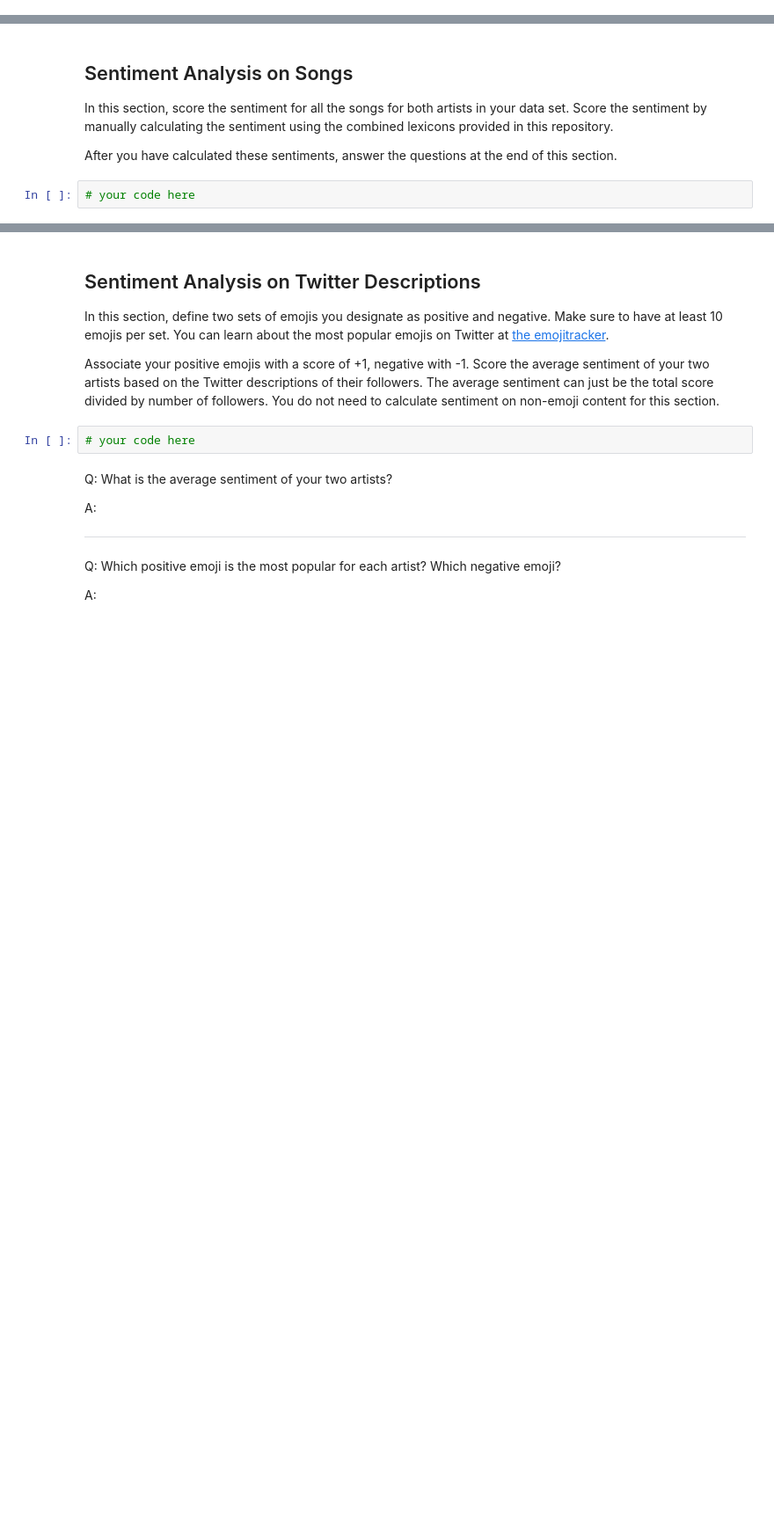
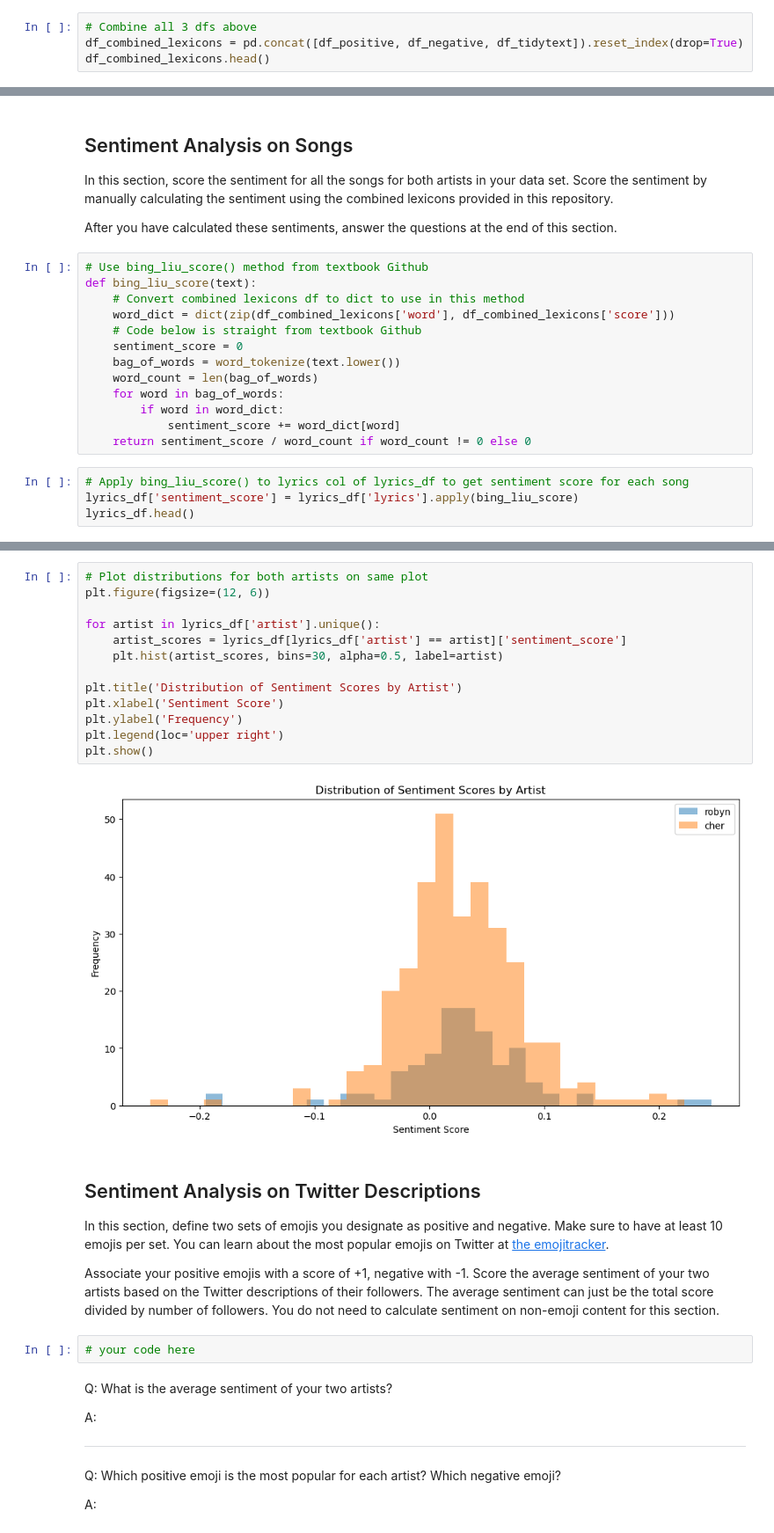
Before and after one commit to shailja-somani-0/ADS509-sentiment-analysis, a Jupyter notebook: Sentiment Assignment.ipynb, the cells around one changed output, grey strips where cells are left out. Shown at 88% size. Saved outputs shown, nothing was run; the diff lists cells and outputs as text; blank space fills up the shorter version.

Commit message:
lyrics sentiment analysis code

```diff
--- a/Sentiment Assignment.ipynb
+++ b/Sentiment Assignment.ipynb
@@ -182,0 +183,4 @@ df_combined.head()
+# %%
+# Combine all 3 dfs above
+df_combined_lexicons = pd.concat([df_positive, df_negative, df_tidytext]).reset_index(drop=True)
+df_combined_lexicons.head()
@@ -187,4 +198,19 @@ In this section, score the sentiment for all the songs for both artists in your
 
 After you have calculated these sentiments, answer the questions at the end of this section.
 # %%
-# your code here
+# Use bing_liu_score() method from textbook Github
+def bing_liu_score(text):
+    # Convert combined lexicons df to dict to use in this method
+    word_dict = dict(zip(df_combined_lexicons['word'], df_combined_lexicons['score']))
+    # Code below is straight from textbook Github
+    sentiment_score = 0
+    bag_of_words = word_tokenize(text.lower())
+    word_count = len(bag_of_words)
+    for word in bag_of_words:
+        if word in word_dict:
+            sentiment_score += word_dict[word]
+    return sentiment_score / word_count if word_count != 0 else 0
+# %%
+# Apply bing_liu_score() to lyrics col of lyrics_df to get sentiment score for each song
+lyrics_df['sentiment_score'] = lyrics_df['lyrics'].apply(bing_liu_score)
+lyrics_df.head()
@@ -212,4 +279,19 @@ A: <!-- Your answer here -->
 Q: Plot the distributions of the sentiment scores for both artists. You can use `seaborn` to plot densities or plot histograms in matplotlib.
+# %%
+# Plot distributions for both artists on same plot
+plt.figure(figsize=(12, 6))
+
+for artist in lyrics_df['artist'].unique():
+    artist_scores = lyrics_df[lyrics_df['artist'] == artist]['sentiment_score']
+    plt.hist(artist_scores, bins=30, alpha=0.5, label=artist)
+
+plt.title('Distribution of Sentiment Scores by Artist')
+plt.xlabel('Sentiment Score')
+plt.ylabel('Frequency')
+plt.legend(loc='upper right')
+plt.show()
+# %% [output]
+[figure, added]
 # %% [markdown]
 ## Sentiment Analysis on Twitter Descriptions
 
```
Also changed, not shown: parts of 19 cells of this notebook.
